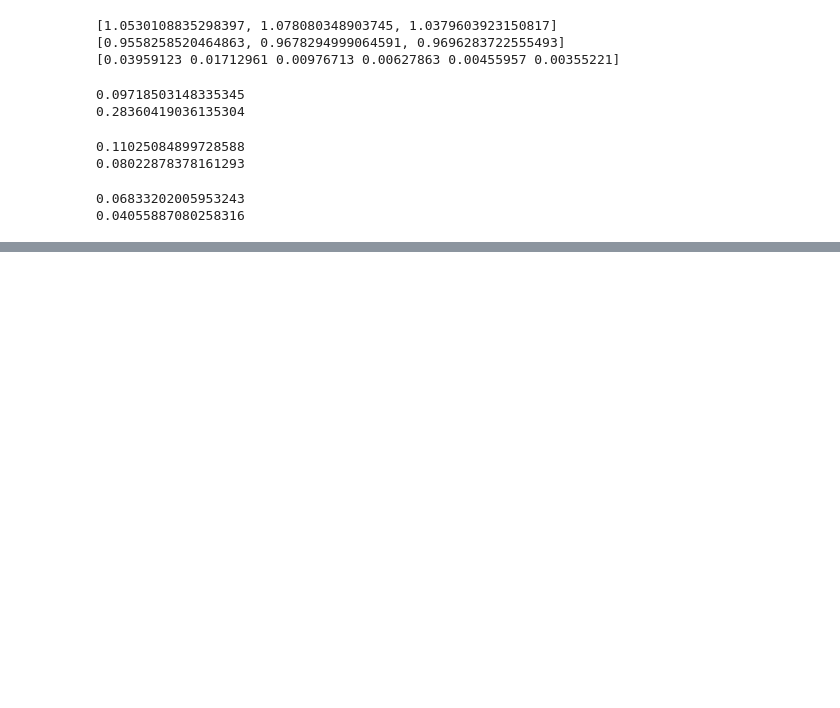
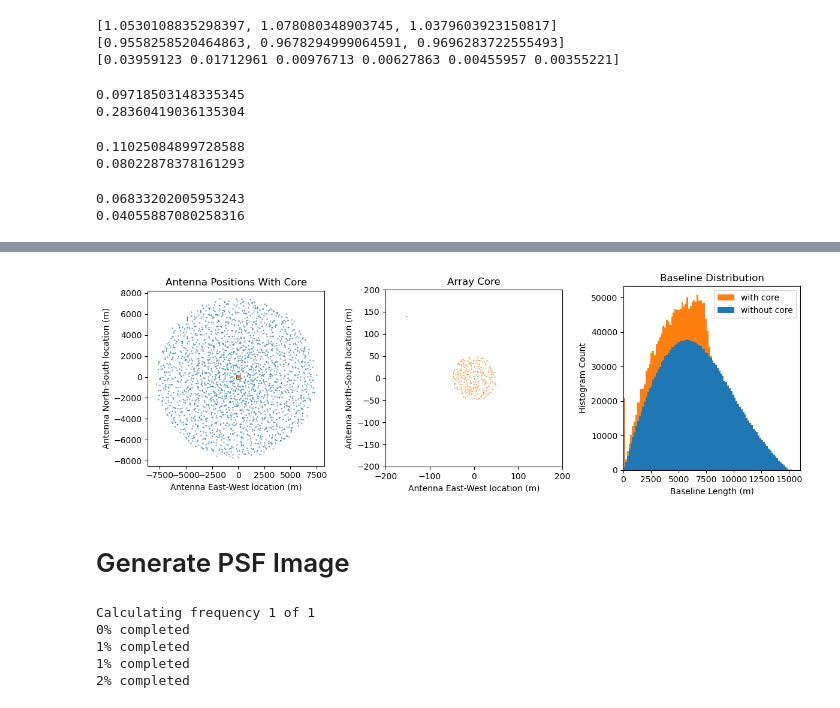
Before and after one commit to rlbyrne/PSsensitivity, a Jupyter notebook: plot_DSA2000_sensitivity.ipynb, the cells around one changed output, grey strips where cells are left out. Drawn from its saved outputs; the diff is of its cells as text; code cells hidden in the pictures; blank space fills up the shorter version.

```diff
--- a/plot_DSA2000_sensitivity.ipynb
+++ b/plot_DSA2000_sensitivity.ipynb
@@ -857,17 +841,5 @@ print(5*(np.sqrt(combined_variance_bao_ratio_core[4])+np.sqrt(combined_variance_
 0.04055887080258316
 # %%
 antlocs_core = array_sensitivity.get_antpos("20210226W_core.cfg")
-fig, ax = plt.subplots()
-ax.plot(antlocs_core[:,0], antlocs_core[:,1], marker="o", markersize=.5, linewidth=0)
-ax.set_aspect(1)
-ax.set_xlabel("Antenna East-West location (m)")
-ax.set_ylabel("Antenna North-South location (m)")
-ax.set_title("Core Antenna Positions")
-#ax.add_patch(
-#    Rectangle((-100, -100), 200, 200, edgecolor = 'grey', fill=False, lw=0.5)
-#)
-ax.set_aspect("equal")
-plt.xlim([-55, 55])
-plt.ylim([-55, 55])
-plt.savefig("plots/antlocs_core.png", dpi=600)
-plt.show()
+baselines_core = array_sensitivity.get_baselines(antlocs_core)
+antlocs_core = antlocs_core[-200:, :]
@@ -960,0 +846,53 @@ print(brightness_temp)
+# %%
+fig, ax = plt.subplots(nrows=1, ncols=3, figsize=(12,4))
+
+ax[0].plot(antpos[:,0], antpos[:,1], marker="o", markersize=.5, linewidth=0)
+ax[0].plot(antlocs_core[:,0], antlocs_core[:,1], marker="o", markersize=.5, linewidth=0, color="tab:orange")
+ax[0].set_aspect(1)
+ax[0].set_xlabel("Antenna East-West location (m)")
+ax[0].set_ylabel("Antenna North-South location (m)")
+ax[0].set_title("Antenna Positions With Core")
+ax[0].add_patch(
+    Rectangle((-core_plot_size_m, -core_plot_size_m), 2*core_plot_size_m, 2*core_plot_size_m, edgecolor = 'black', fill=False, lw=0.5)
+)
+ax[0].set_aspect("equal")
+
+ax[1].plot(antpos[:,0], antpos[:,1], marker="o", markersize=.5, linewidth=0)
+ax[1].plot(antlocs_core[:,0], antlocs_core[:,1], marker="o", markersize=.5, linewidth=0, color="tab:orange")
+ax[1].set_aspect(1)
+ax[1].set_xlabel("Antenna East-West location (m)")
+ax[1].set_ylabel("Antenna North-South location (m)")
+ax[1].set_title("Array Core")
+ax[1].set_aspect("equal")
+ax[1].set_xlim([-core_plot_size_m, core_plot_size_m])
+ax[1].set_ylim([-core_plot_size_m, core_plot_size_m])
+
+ax[2].hist(np.sqrt(np.sum(baselines_core**2., axis=1)), bins=100, color="tab:orange", label="with core")
+ax[2].hist(np.sqrt(np.sum(baselines_m**2., axis=1)), bins=100, color="#1f77b4", label="without core")
+ax[2].set_xlabel("Baseline Length (m)")
+ax[2].set_ylabel("Histogram Count")
+ax[2].set_title("Baseline Distribution")
+ax[2].set_xlim([0,16000])
+plt.legend()
+
+plt.tight_layout()
+plt.savefig("plots/antlocs_core.png", dpi=600)
+plt.show()
+# %% [output]
+[figure, added]
+# %% [markdown]
+# Generate PSF Image
+# %%
+psf, frequencies, ew_axis, ns_axis = array_sensitivity.calculate_psf(
+    baselines_m=baselines_m,
+    min_freq_hz=min_freq_hz,
+    max_freq_hz=max_freq_hz,
+    freq_resolution_hz=freq_resolution_hz,
+    antenna_diameter_m=antenna_diameter_m,
+)
+# %% [output]
+Calculating frequency 1 of 1
+0% completed
+1% completed
+1% completed
+2% completed
```
Also changed, not shown: parts of 10 cells of this notebook, 4 other files.
